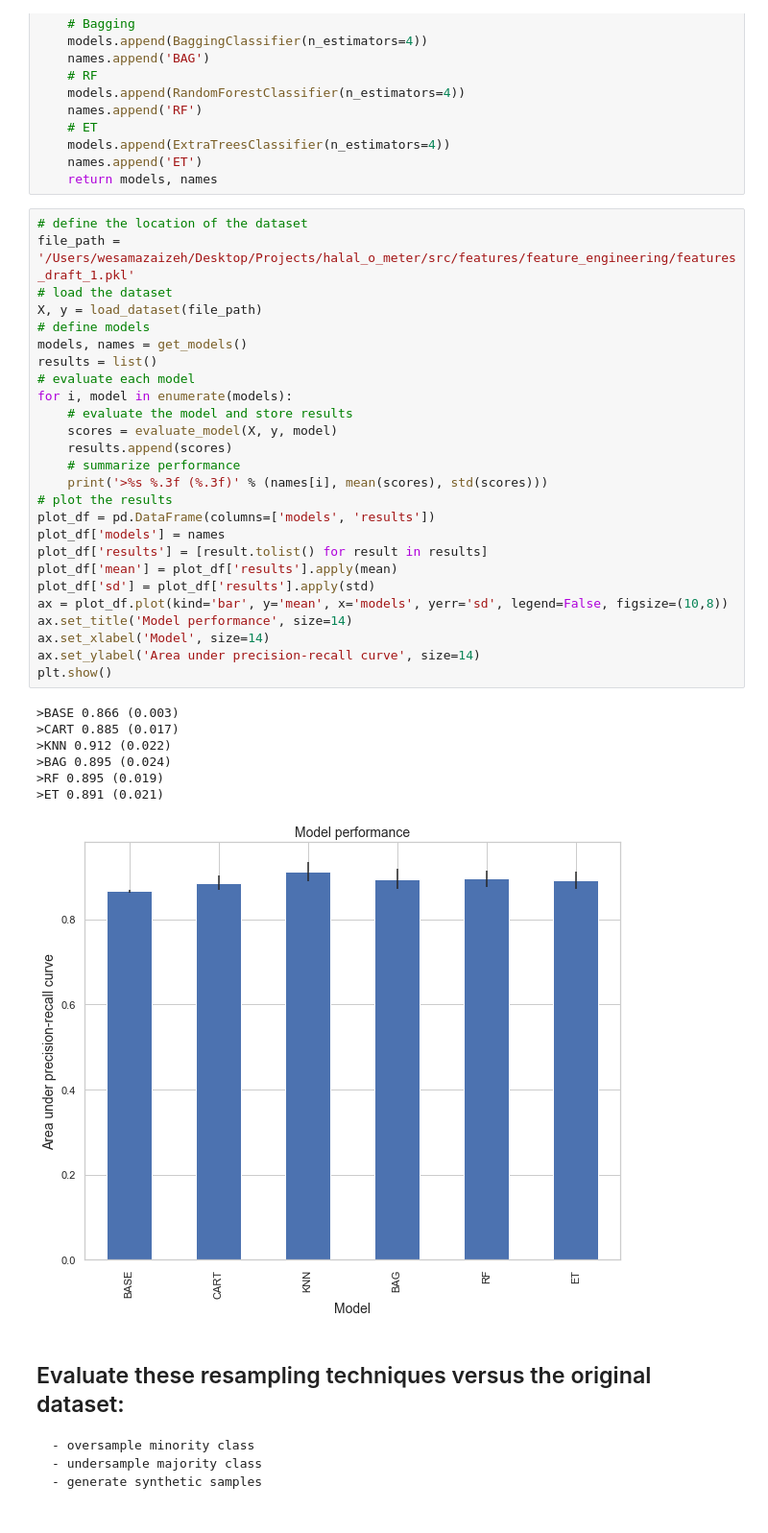
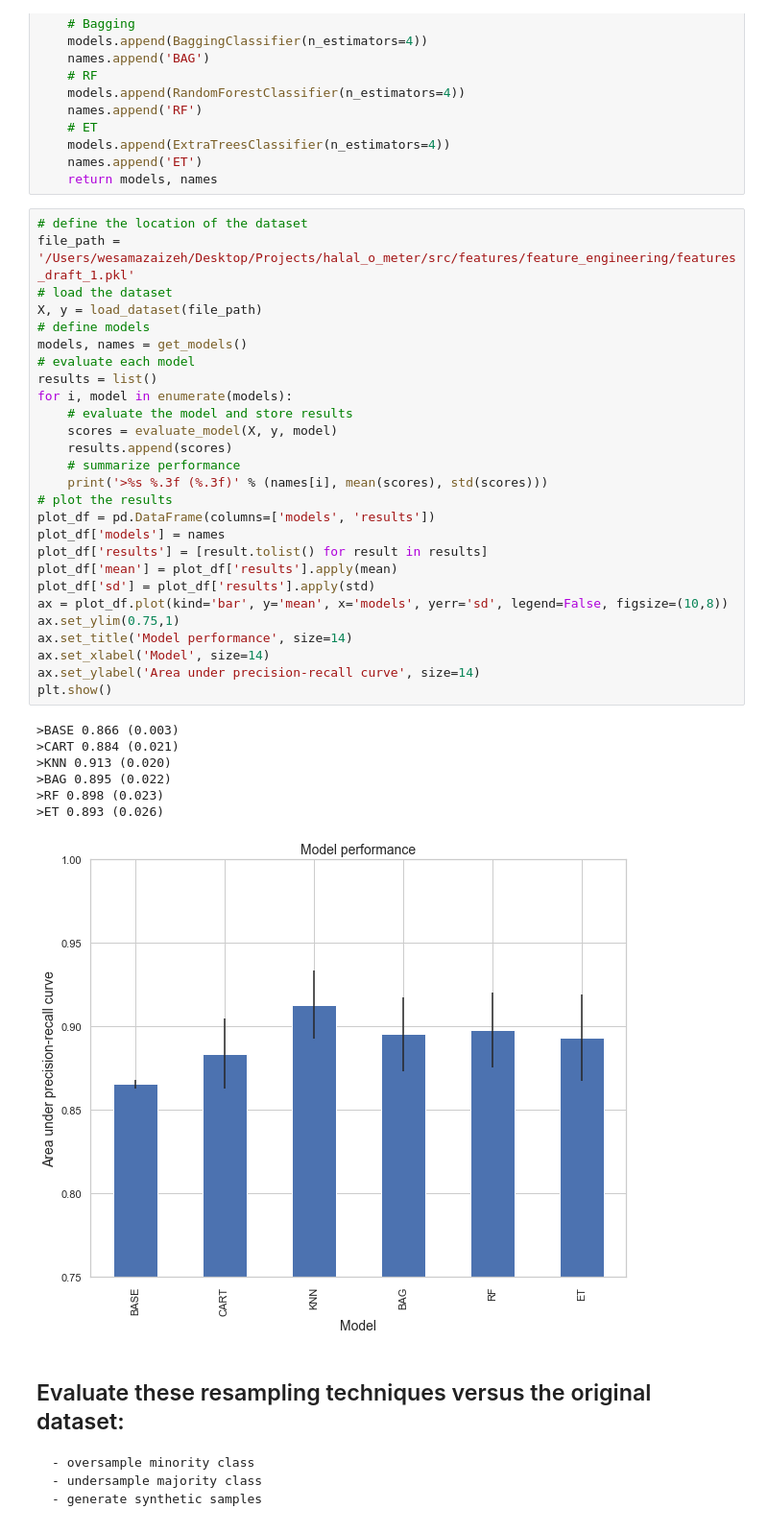
Before and after one commit to WAzaizeh/Halal_o_Meter, a Jupyter notebook: src/features/feature_importance/baseline_2.ipynb, the cells around one changed output. Shown at 96% size. Drawn from its saved outputs; the diff is of its cells as text.

```diff
--- a/src/features/feature_importance/baseline_2.ipynb
+++ b/src/features/feature_importance/baseline_2.ipynb
@@ -84,37 +86,38 @@ def get_models():
 # %%
 # define the location of the dataset
 file_path = '/Users/wesamazaizeh/Desktop/Projects/halal_o_meter/src/features/feature_engineering/features_draft_1.pkl'
 # load the dataset
 X, y = load_dataset(file_path)
 # define models
 models, names = get_models()
+# evaluate each model
 results = list()
-# evaluate each model
 for i, model in enumerate(models):
     # evaluate the model and store results
     scores = evaluate_model(X, y, model)
     results.append(scores)
     # summarize performance
     print('>%s %.3f (%.3f)' % (names[i], mean(scores), std(scores)))
 # plot the results
 plot_df = pd.DataFrame(columns=['models', 'results'])
 plot_df['models'] = names
 plot_df['results'] = [result.tolist() for result in results]
 plot_df['mean'] = plot_df['results'].apply(mean)
 plot_df['sd'] = plot_df['results'].apply(std)
 ax = plot_df.plot(kind='bar', y='mean', x='models', yerr='sd', legend=False, figsize=(10,8))
+ax.set_ylim(0.75,1)
 ax.set_title('Model performance', size=14)
 ax.set_xlabel('Model', size=14)
 ax.set_ylabel('Area under precision-recall curve', size=14)
 plt.show()
 # %% [output]
 >BASE 0.866 (0.003)
->CART 0.885 (0.017)
->KNN 0.912 (0.022)
->BAG 0.895 (0.024)
->RF 0.895 (0.019)
->ET 0.891 (0.021)
+>CART 0.884 (0.021)
+>KNN 0.913 (0.020)
+>BAG 0.895 (0.022)
+>RF 0.898 (0.023)
+>ET 0.893 (0.026)
-[figure, old version]
+[figure, new version]
 # %% [markdown]
 ## Evaluate these resampling techniques versus the original dataset:
     - oversample minority class
```
Also changed, not shown: parts of 3 cells of this notebook, 4 other files.
